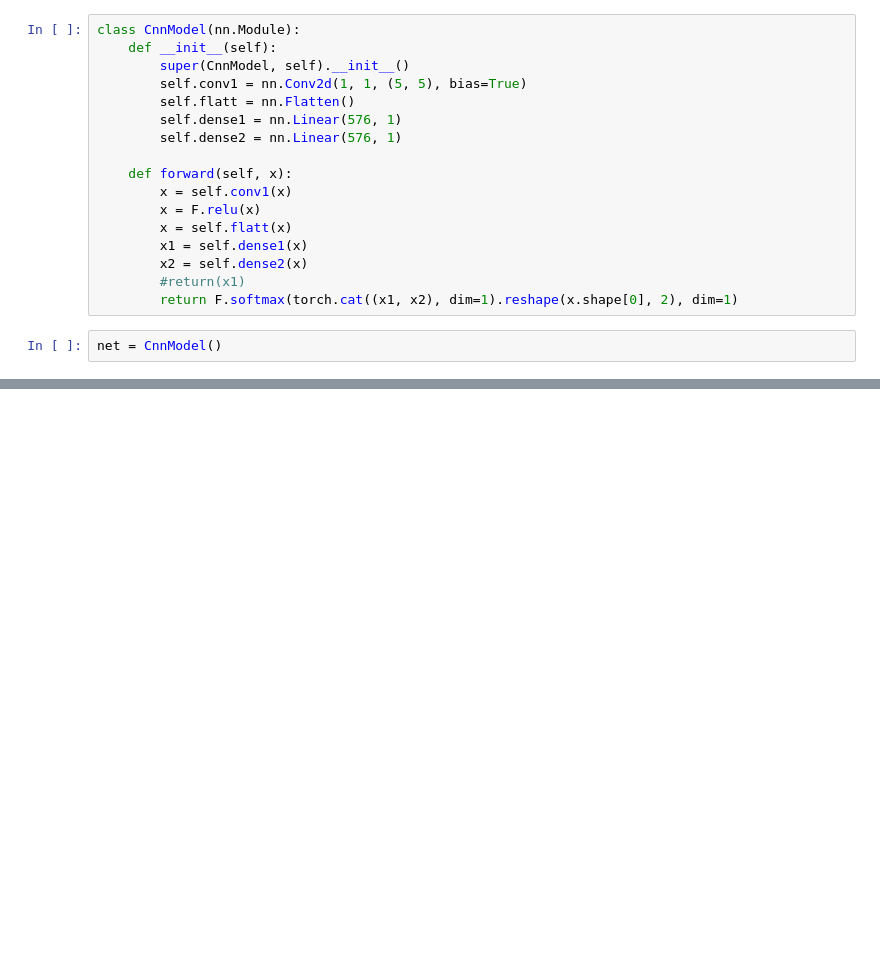
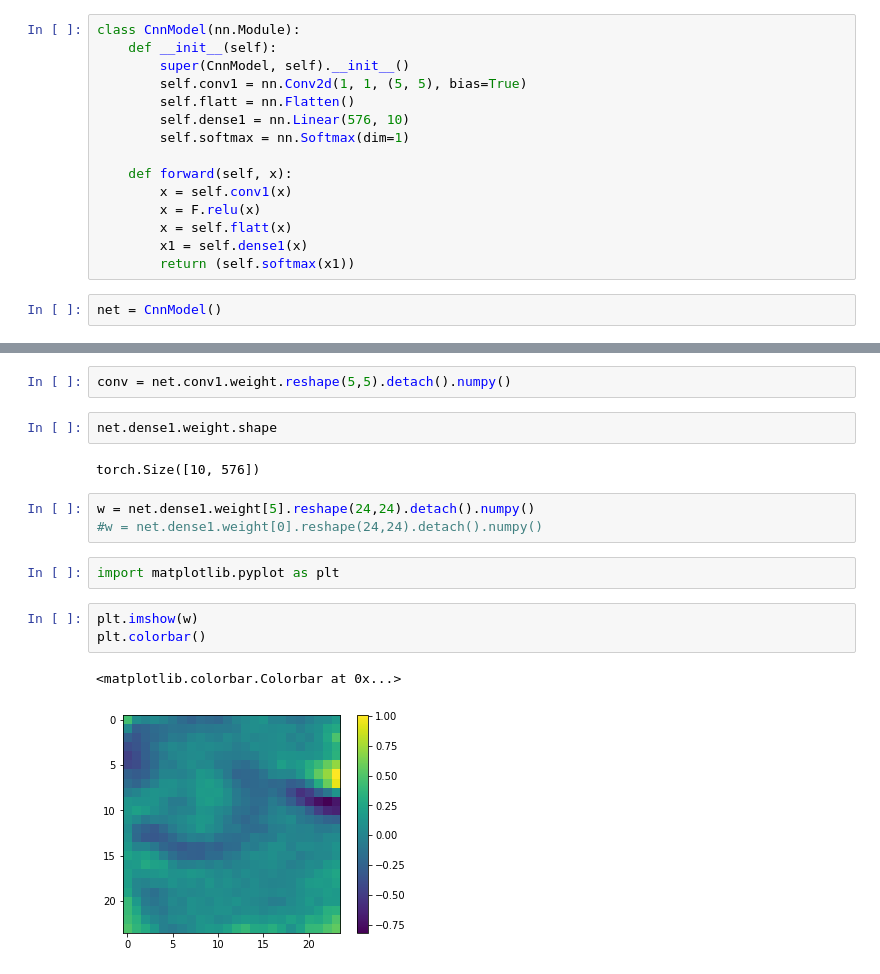
Before and after one commit to mathysgrapotte/deepexplain, a Jupyter notebook: Intro/Tutorial.ipynb, the cells around one changed output, grey strips where cells are left out. Drawn from its saved outputs; the diff is of its cells as text; blank space fills up the shorter version.

```diff
--- a/Intro/Tutorial.ipynb
+++ b/Intro/Tutorial.ipynb
@@ -44,17 +72,15 @@ class CnnModel(nn.Module):
         super(CnnModel, self).__init__()
         self.conv1 = nn.Conv2d(1, 1, (5, 5), bias=True)
         self.flatt = nn.Flatten()
-        self.dense1 = nn.Linear(576, 1)
-        self.dense2 = nn.Linear(576, 1)
+        self.dense1 = nn.Linear(576, 10)
+        self.softmax = nn.Softmax(dim=1)
 
     def forward(self, x):
         x = self.conv1(x)
         x = F.relu(x)
         x = self.flatt(x)
         x1 = self.dense1(x)
-        x2 = self.dense2(x)
-        #return(x1)
-        return F.softmax(torch.cat((x1, x2), dim=1).reshape(x.shape[0], 2), dim=1)
+        return (self.softmax(x1))
 # %%
 net = CnnModel()
 # %%
@@ -82,0 +131,17 @@ tensor([[0.9934, 0.0066],
+# %%
+conv = net.conv1.weight.reshape(5,5).detach().numpy()
+# %%
+net.dense1.weight.shape
+# %% [output]
+torch.Size([10, 576])
+# %%
+w = net.dense1.weight[5].reshape(24,24).detach().numpy()
+#w = net.dense1.weight[0].reshape(24,24).detach().numpy()
+# %%
+import matplotlib.pyplot as plt
+# %%
+plt.imshow(w)
+plt.colorbar()
+# %% [output]
+<matplotlib.colorbar.Colorbar at 0x...>
+[figure, added]
```
Also changed, not shown: parts of 33 cells of this notebook, 1 other file.
